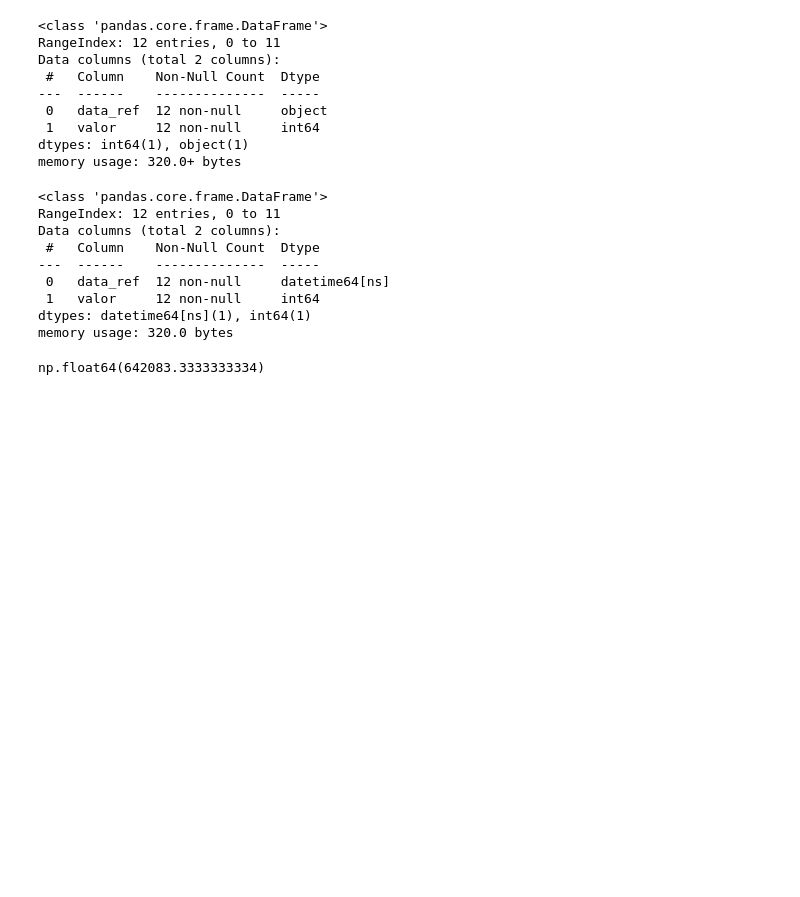
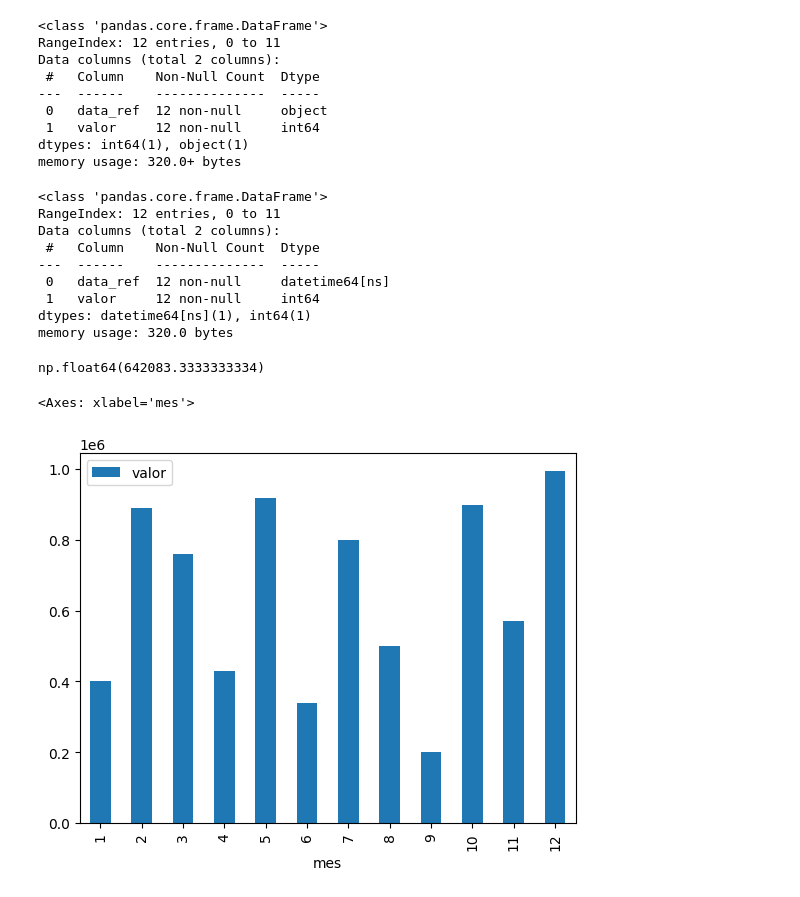
Before and after one commit to ana-ruth-bezerra/desafio_rocketseat, a Jupyter notebook: desafio_rocketseat.ipynb, the cells around one changed output. Drawn from its saved outputs; the diff is of its cells as text; code cells hidden in the pictures; blank space fills up the shorter version.

```diff
--- a/desafio_rocketseat.ipynb
+++ b/desafio_rocketseat.ipynb
@@ -80,3 +80,12 @@ memory usage: 320.0 bytes
 df_faturamento['valor'].mean()
 # %% [output]
 np.float64(642083.3333333334)
+# %%
+df_faturamento = df_faturamento.set_index('data_ref')
+df_faturamento['mes'] = df_faturamento.index.month
+# %%
+# Gráfico de Barras Vertical - Valor e Mês de Referência
+df_faturamento.plot.bar(x='mes',y='valor')
+# %% [output]
+<Axes: xlabel='mes'>
+[figure, added]
```
Also changed, not shown: parts of 1 cell of this notebook.
